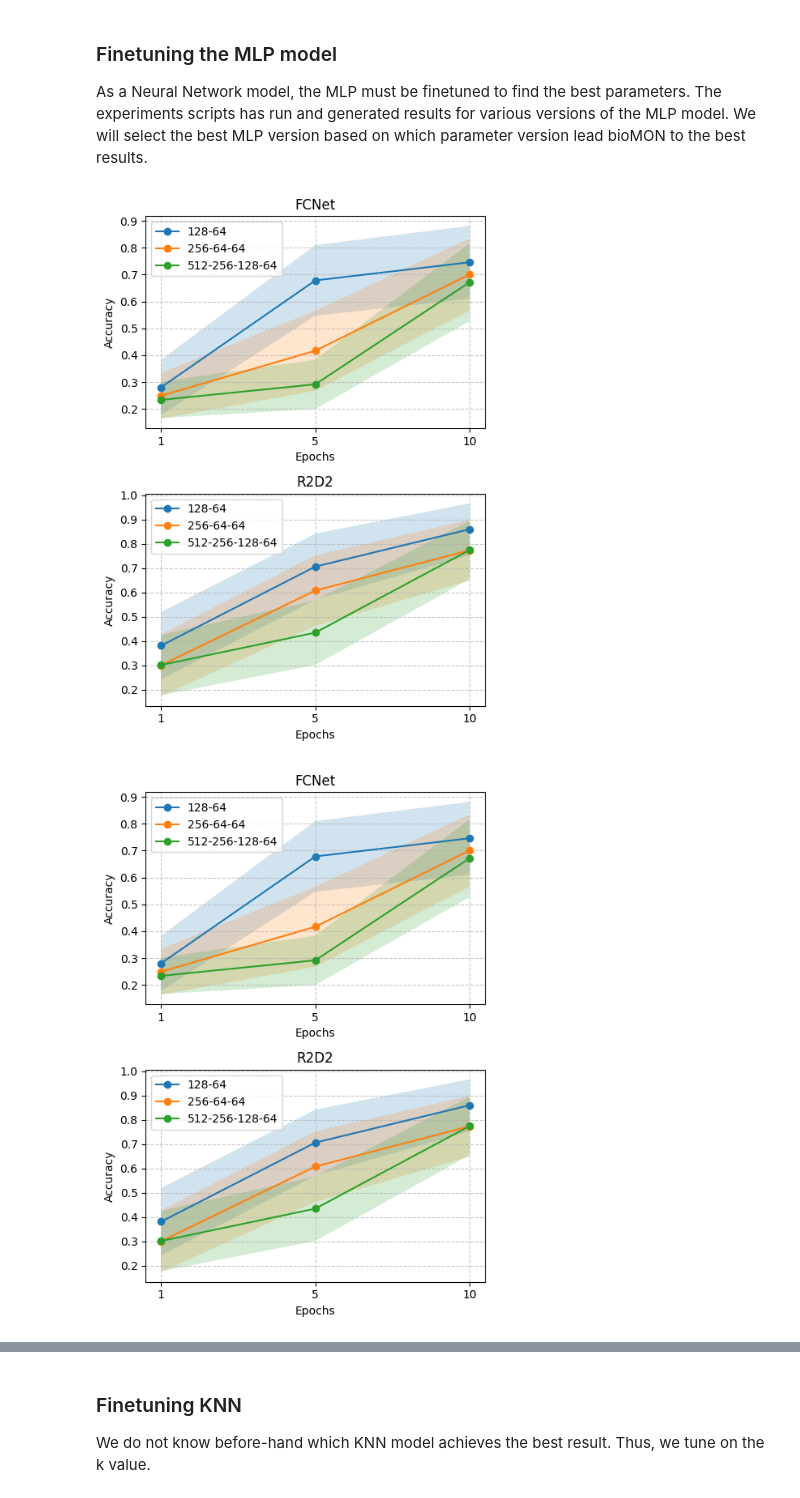
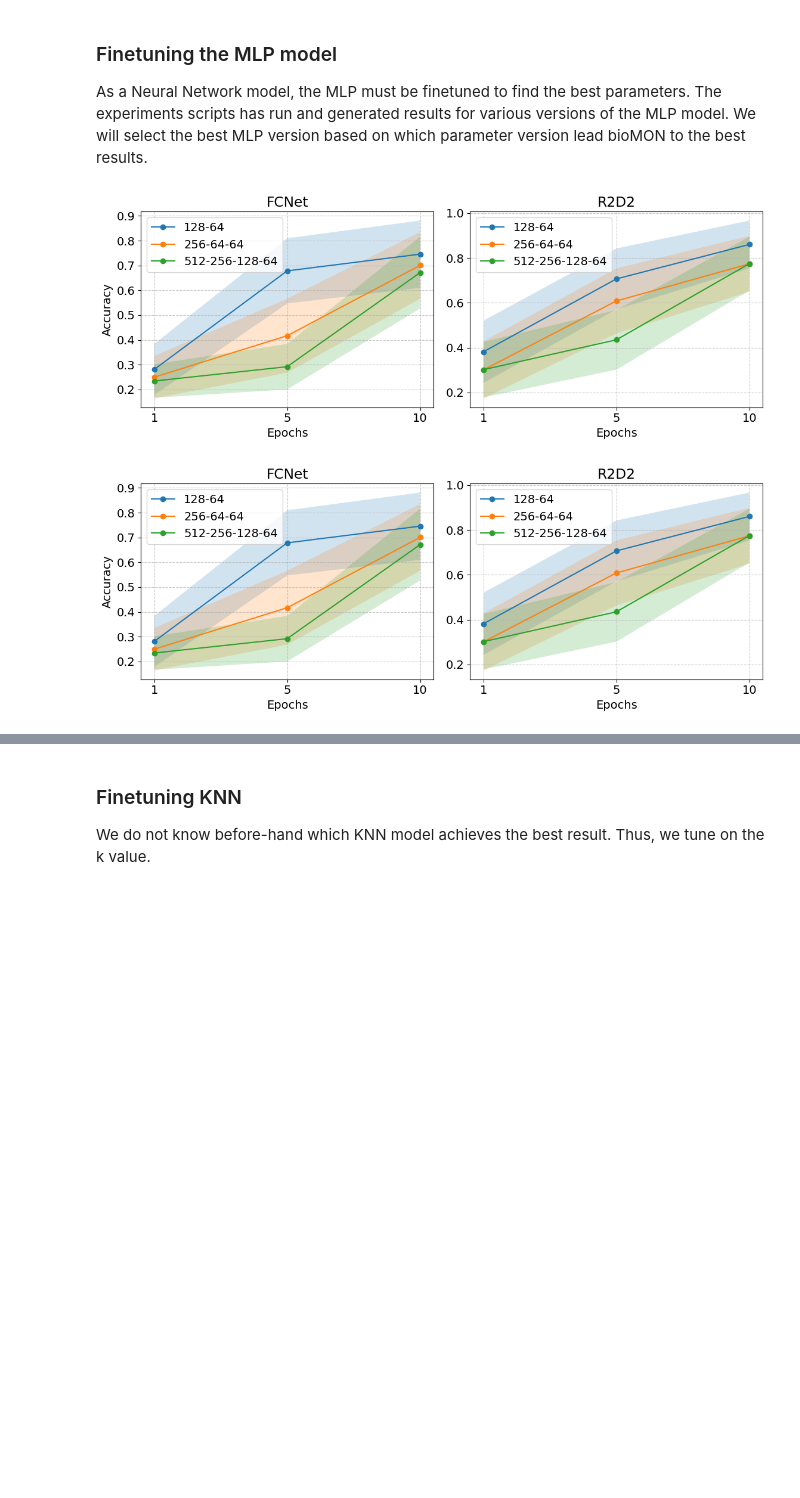
Before and after one commit to MChatzakis/BioMON, a Jupyter notebook: bioMON.ipynb, the cells around one changed output, grey strips where cells are left out. Cells and saved outputs as stored; diff of their text form; code cells hidden in the pictures; blank space fills up the shorter version.

Commit message:
plot updates

```diff
--- a/bioMON.ipynb
+++ b/bioMON.ipynb
@@ -46,38 +46,41 @@ backbones = ["FCNet", "R2D2"]
 epochs = ["1", "5", "10"]
 models = ["128-64", "256-64-64", "512-256-128-64"]
 
+plt.rcParams.update({'font.size': 14})
+
 for dataset in datasets:
-    fig, ax = plt.subplots(len(backbones), 1, figsize=(5, 7))
+    fig, ax = plt.subplots(1, len(backbones), figsize=(11.5,4.5))
     for index, backbone in enumerate(backbones):
         for model in models:
             model_accuracies = []
             model_std = []
             for epoch in epochs:
                 path = f"{RESULTS_DIR}/{dataset}/bioMON_MLP_e{epoch}_l{model}_{backbone}/{n_way}w{n_shot}s{n_query}q/"
                 data = pd.read_csv(path + "test_summary.csv")
 
                 test_line = data.iloc[2]
                 acc = test_line["acc_mean"] / 100
                 std = test_line["acc_std"] / 100
                 model_accuracies.append(acc)
                 model_std.append(std)
 
             ax[index].plot(epochs, model_accuracies, label=model, marker="o")
             ax[index].fill_between(
                 epochs,
                 np.array(model_accuracies) - np.array(model_std),
                 np.array(model_accuracies) + np.array(model_std),
                 alpha=0.2,
             )
 
         ax[index].set_title(backbone)
         ax[index].set_xlabel("Epochs")
-        ax[index].set_ylabel("Accuracy")
+        if index == 0:
+            ax[index].set_ylabel("Accuracy")
         ax[index].grid(alpha=0.7, linestyle="--")
         ax[index].legend()
 
     fig.tight_layout()
     fig.savefig(f"{SAVE_PLOTS_DIR}/mlp_{dataset}.png")
 # %% [output]
-[figure, old version]
+[figure, new version]
-[figure, old version]
+[figure, new version]
```
Also changed, not shown: parts of 10 cells of this notebook, 7 other files.
